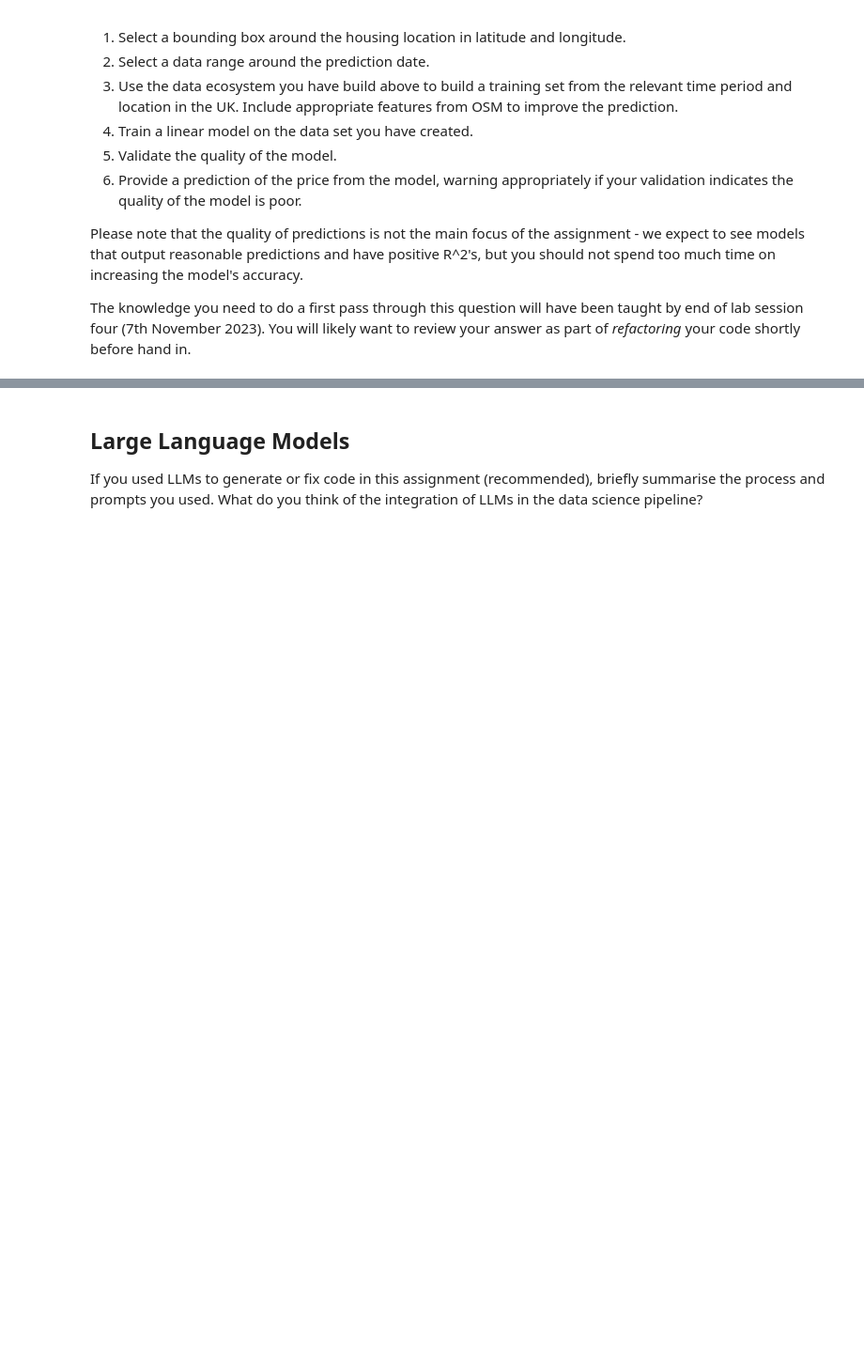
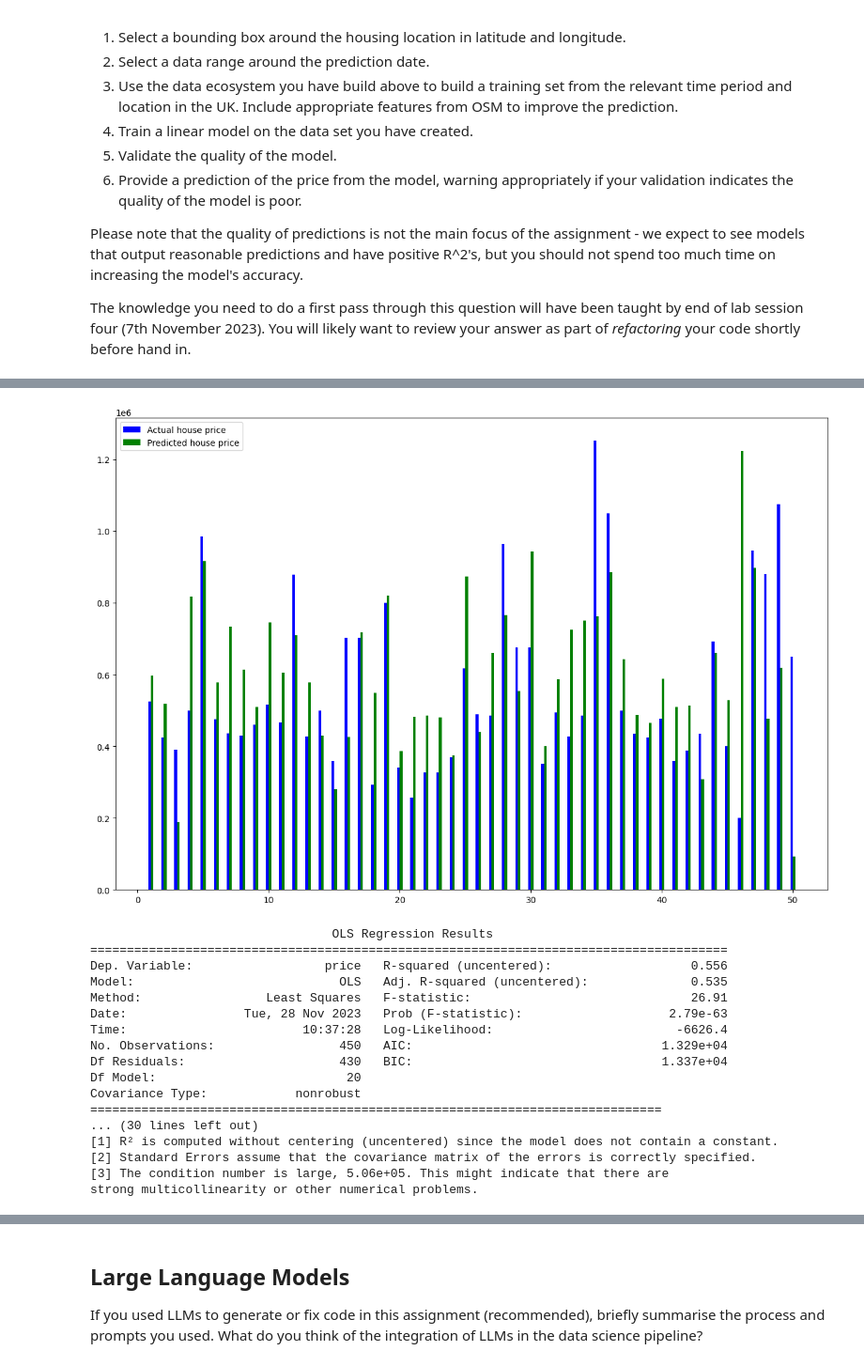
Before and after one commit to StefanPitur/advds, a Jupyter notebook: notebooks/ads_course_assessment.ipynb, the cells around one changed output, grey strips where cells are left out. Shown: that part at 94% size. Saved outputs shown, nothing was run; the diff lists cells and outputs as text; code cells hidden in the pictures; blank space fills up the shorter version.

```diff
--- a/notebooks/ads_course_assessment.ipynb
+++ b/notebooks/ads_course_assessment.ipynb
@@ -105,7 +105,8 @@ config = {
         "walking_distance": 0.5,
         "cycling_distance": 5,
         "driving_distance": 10
-    }
+    },
+    "default_training_size": 0.8
 }
 
 class PropertyPricesDbConnector:
@@ -438,15 +439,6 @@ def get_prices_coordinates_for_coords_and_timedelta(conn, bounding_box, min_date
 
 
 # OpenStreetMap
-def compute_bounding_box_cardinals(latitude, longitude, box_width=config["default_bounding_box"], box_height=config["default_bounding_box"]):
-    north = latitude + box_height / 2
-    south = latitude - box_height / 2
-    west = longitude - box_width / 2
-    east = longitude + box_width / 2
-
-    return north, south, west, east
-
-
 def retrieve_pois_from_bbox_given_tags(bounding_box, tags=config["default_tags"]):
     north, south, west, east = bounding_box
     return ox.features_from_bbox(north, south, east, west, tags)
@@ -854,0 +945,26 @@ The knowledge you need to do a first pass through this question will have been t
+# %%
+min_date, max_date = get_date_range('2022-01-01')
+bounding_box = compute_bounding_box_cardinals(cambridge_latitude, cambridge_longitude)
+
+houses_data = join_osm_with_prices_coordinates(conn, bounding_box, min_date, max_date, 'T', 500)
+# %%
+fitted_model = fit_model(houses_data)
+# %% [output]
+[figure, added]
+                                 OLS Regression Results
+=======================================================================================
+Dep. Variable:                  price   R-squared (uncentered):                   0.556
+Model:                            OLS   Adj. R-squared (uncentered):              0.535
+Method:                 Least Squares   F-statistic:                              26.91
+Date:                Tue, 28 Nov 2023   Prob (F-statistic):                    2.79e-63
+Time:                        10:37:28   Log-Likelihood:                         -6626.4
+No. Observations:                 450   AIC:                                  1.329e+04
+Df Residuals:                     430   BIC:                                  1.337e+04
+Df Model:                          20
+Covariance Type:            nonrobust
+==============================================================================
+... (30 lines left out)
+[1] R² is computed without centering (uncentered) since the model does not contain a constant.
+[2] Standard Errors assume that the covariance matrix of the errors is correctly specified.
+[3] The condition number is large, 5.06e+05. This might indicate that there are
+strong multicollinearity or other numerical problems.
```
Also changed, not shown: parts of 16 cells of this notebook.
